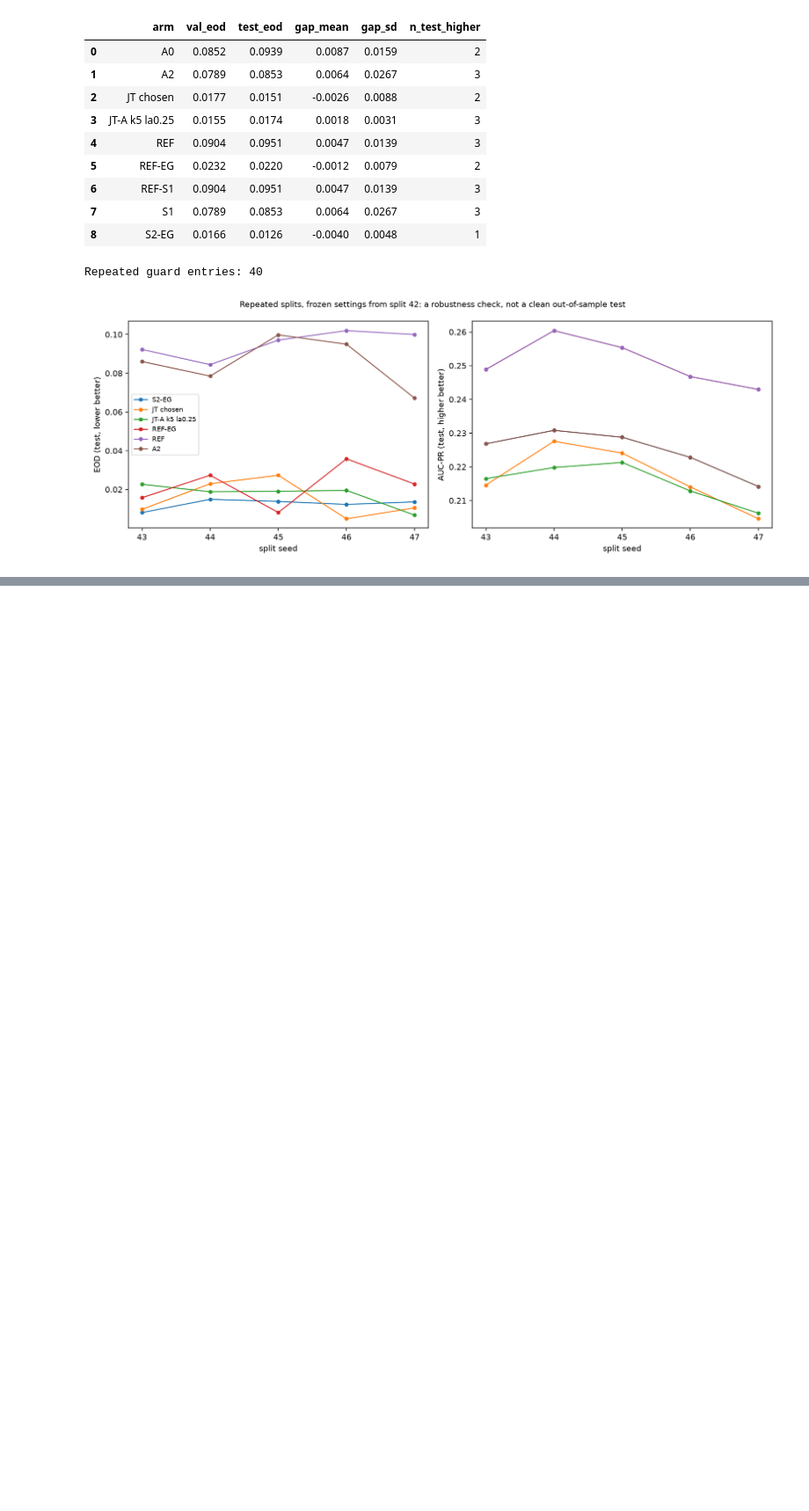
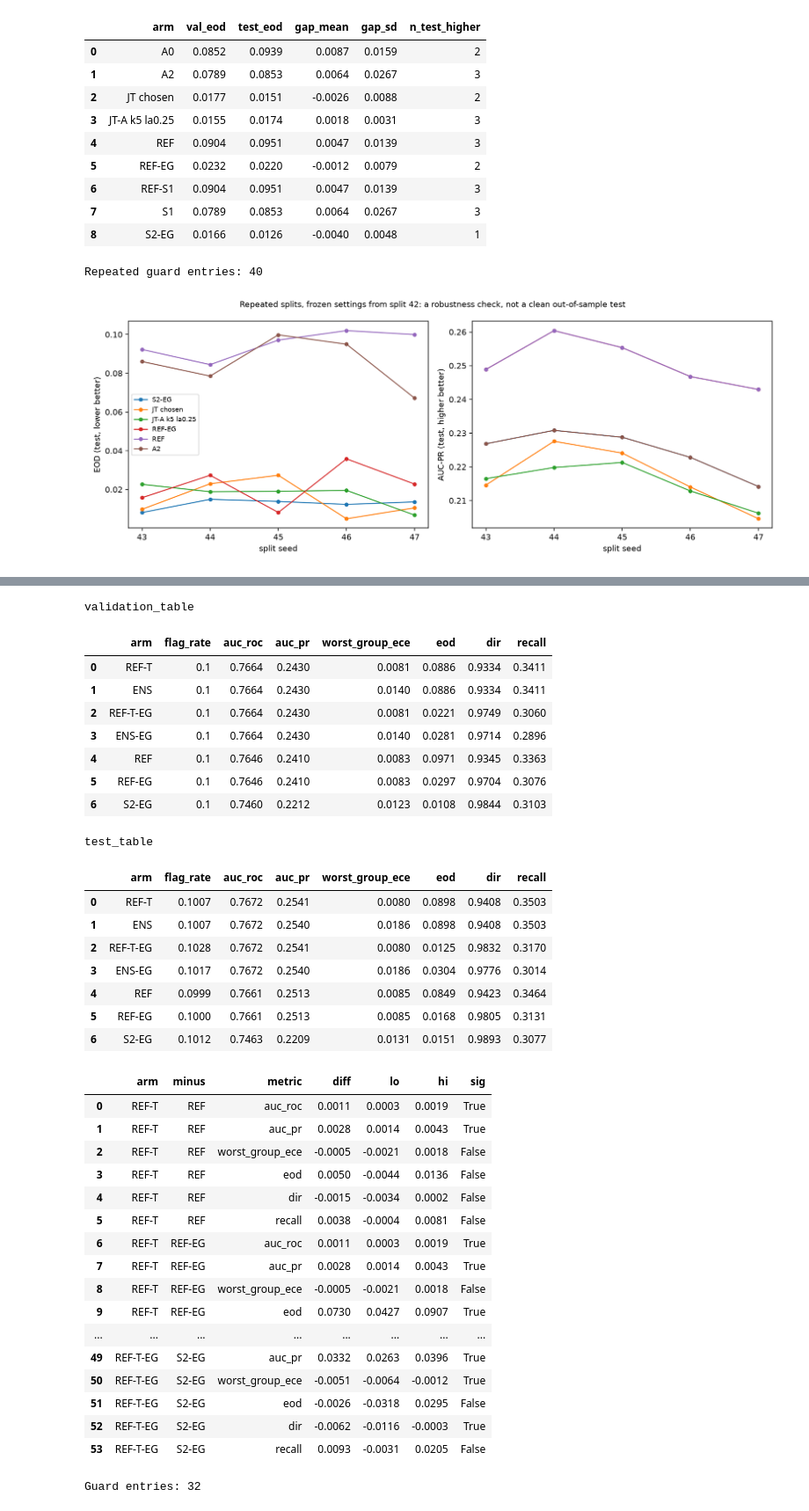
Before and after one commit to arghyadeep-deb/fairness-aware-credit-scoring, a Jupyter notebook: notebooks/08_figures_and_summary.ipynb, the cells around one changed output, grey strips where cells are left out. Shown at 88% size. Saved outputs shown, nothing was run; the diff lists cells and outputs as text; code cells hidden in the pictures; blank space fills up the shorter version.

Commit message:
post-hoc tuning round: REF-T, ENS, REF-T-EG, ENS-EG (added after the original test run), summary section 12, notebook 08

```diff
--- a/notebooks/08_figures_and_summary.ipynb
+++ b/notebooks/08_figures_and_summary.ipynb
@@ -249,0 +253,44 @@ Repeated guard entries: 40
+# %%
+cols = ['arm', 'flag_rate', 'auc_roc', 'auc_pr', 'worst_group_ece', 'eod', 'dir', 'recall']
+for n in ['validation_table', 'test_table']:
+    print(n); display(pd.read_csv(T / f'posthoc_tuning_{n}.csv')[cols].round(4))
+d = pd.read_csv(T / 'posthoc_tuning_test_diffs.csv')
+display(d[d.arm.isin(['REF-T', 'REF-T-EG'])].round(4))
+print('Guard entries:', sum(1 for _ in open(ROOT / 'artifacts' / 'guard' / 'test_access.jsonl')))
+# %% [output]
+validation_table
+|  | arm | flag_rate | auc_roc | auc_pr | worst_group_ece | eod | dir | recall |
+| 0 | REF-T | 0.1 | 0.7664 | 0.2430 | 0.0081 | 0.0886 | 0.9334 | 0.3411 |
+| 1 | ENS | 0.1 | 0.7664 | 0.2430 | 0.0140 | 0.0886 | 0.9334 | 0.3411 |
+| 2 | REF-T-EG | 0.1 | 0.7664 | 0.2430 | 0.0081 | 0.0221 | 0.9749 | 0.3060 |
+| 3 | ENS-EG | 0.1 | 0.7664 | 0.2430 | 0.0140 | 0.0281 | 0.9714 | 0.2896 |
+| 4 | REF | 0.1 | 0.7646 | 0.2410 | 0.0083 | 0.0971 | 0.9345 | 0.3363 |
+| 5 | REF-EG | 0.1 | 0.7646 | 0.2410 | 0.0083 | 0.0297 | 0.9704 | 0.3076 |
+| 6 | S2-EG | 0.1 | 0.7460 | 0.2212 | 0.0123 | 0.0108 | 0.9844 | 0.3103 |
+test_table
+|  | arm | flag_rate | auc_roc | auc_pr | worst_group_ece | eod | dir | recall |
+| 0 | REF-T | 0.1007 | 0.7672 | 0.2541 | 0.0080 | 0.0898 | 0.9408 | 0.3503 |
+| 1 | ENS | 0.1007 | 0.7672 | 0.2540 | 0.0186 | 0.0898 | 0.9408 | 0.3503 |
+| 2 | REF-T-EG | 0.1028 | 0.7672 | 0.2541 | 0.0080 | 0.0125 | 0.9832 | 0.3170 |
+| 3 | ENS-EG | 0.1017 | 0.7672 | 0.2540 | 0.0186 | 0.0304 | 0.9776 | 0.3014 |
+| 4 | REF | 0.0999 | 0.7661 | 0.2513 | 0.0085 | 0.0849 | 0.9423 | 0.3464 |
+| 5 | REF-EG | 0.1000 | 0.7661 | 0.2513 | 0.0085 | 0.0168 | 0.9805 | 0.3131 |
+| 6 | S2-EG | 0.1012 | 0.7463 | 0.2209 | 0.0131 | 0.0151 | 0.9893 | 0.3077 |
+|  | arm | minus | metric | diff | lo | hi | sig |
+| 0 | REF-T | REF | auc_roc | 0.0011 | 0.0003 | 0.0019 | True |
+| 1 | REF-T | REF | auc_pr | 0.0028 | 0.0014 | 0.0043 | True |
+| 2 | REF-T | REF | worst_group_ece | -0.0005 | -0.0021 | 0.0018 | False |
+| 3 | REF-T | REF | eod | 0.0050 | -0.0044 | 0.0136 | False |
+| 4 | REF-T | REF | dir | -0.0015 | -0.0034 | 0.0002 | False |
+| 5 | REF-T | REF | recall | 0.0038 | -0.0004 | 0.0081 | False |
+| 6 | REF-T | REF-EG | auc_roc | 0.0011 | 0.0003 | 0.0019 | True |
+| 7 | REF-T | REF-EG | auc_pr | 0.0028 | 0.0014 | 0.0043 | True |
+| 8 | REF-T | REF-EG | worst_group_ece | -0.0005 | -0.0021 | 0.0018 | False |
+| 9 | REF-T | REF-EG | eod | 0.0730 | 0.0427 | 0.0907 | True |
+| ... | ... | ... | ... | ... | ... | ... | ... |
+| 49 | REF-T-EG | S2-EG | auc_pr | 0.0332 | 0.0263 | 0.0396 | True |
+| 50 | REF-T-EG | S2-EG | worst_group_ece | -0.0051 | -0.0064 | -0.0012 | True |
+| 51 | REF-T-EG | S2-EG | eod | -0.0026 | -0.0318 | 0.0295 | False |
+| 52 | REF-T-EG | S2-EG | dir | -0.0062 | -0.0116 | -0.0003 | True |
+| 53 | REF-T-EG | S2-EG | recall | 0.0093 | -0.0031 | 0.0205 | False |
+Guard entries: 32
```
Also changed, not shown: parts of 5 cells of this notebook, 17 other files.
